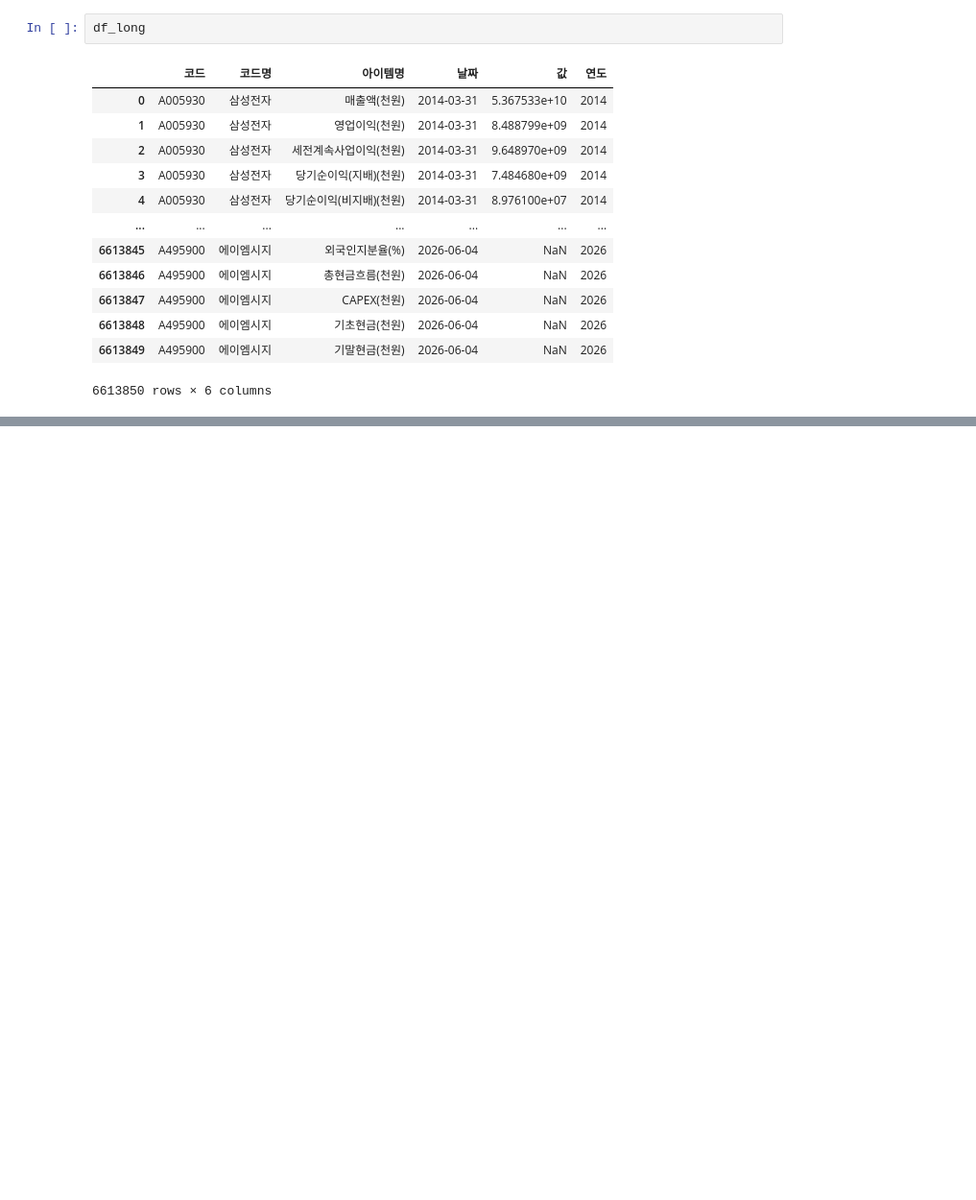
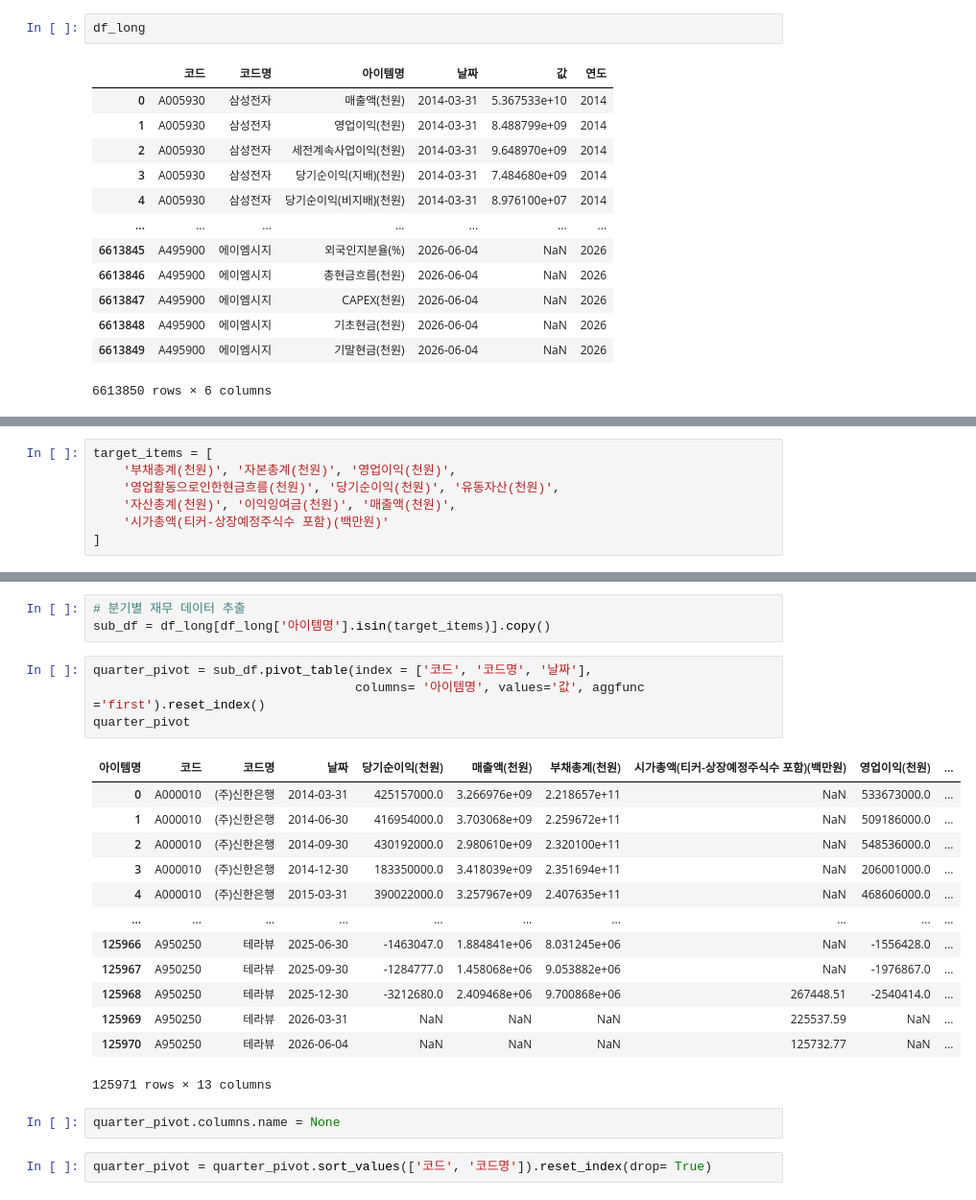
Before and after one commit to HBeen90/beginnercode, a Jupyter notebook: jupyter/practice.ipynb, the cells around one changed output, grey strips where cells are left out. Shown at 96% size. Saved outputs shown, nothing was run; the diff lists cells and outputs as text; blank space fills up the shorter version.

```diff
--- a/jupyter/practice.ipynb
+++ b/jupyter/practice.ipynb
@@ -71,0 +241,7 @@ df_long
+# %%
+target_items = [
+    '부채총계(천원)', '자본총계(천원)', '영업이익(천원)',
+    '영업활동으로인한현금흐름(천원)', '당기순이익(천원)', '유동자산(천원)',
+    '자산총계(천원)', '이익잉여금(천원)', '매출액(천원)',
+    '시가총액(티커-상장예정주식수 포함)(백만원)'
+]
@@ -71,0 +257,25 @@ df_long
+# %%
+# 분기별 재무 데이터 추출
+sub_df = df_long[df_long['아이템명'].isin(target_items)].copy()
+# %%
+quarter_pivot = sub_df.pivot_table(index = ['코드', '코드명', '날짜'],
+                                   columns= '아이템명', values='값', aggfunc ='first').reset_index()
+quarter_pivot
+# %% [output]
+| 아이템명 | 코드 | 코드명 | 날짜 | 당기순이익(천원) | 매출액(천원) | 부채총계(천원) | 시가총액(티커-상장예정주식수 포함)(백만원) | 영업이익(천원) | ... |
+| 0 | A000010 | (주)신한은행 | 2014-03-31 | 425157000.0 | 3.266976e+09 | 2.218657e+11 | NaN | 533673000.0 | ... |
+| 1 | A000010 | (주)신한은행 | 2014-06-30 | 416954000.0 | 3.703068e+09 | 2.259672e+11 | NaN | 509186000.0 | ... |
+| 2 | A000010 | (주)신한은행 | 2014-09-30 | 430192000.0 | 2.980610e+09 | 2.320100e+11 | NaN | 548536000.0 | ... |
+| 3 | A000010 | (주)신한은행 | 2014-12-30 | 183350000.0 | 3.418039e+09 | 2.351694e+11 | NaN | 206001000.0 | ... |
+| 4 | A000010 | (주)신한은행 | 2015-03-31 | 390022000.0 | 3.257967e+09 | 2.407635e+11 | NaN | 468606000.0 | ... |
+| ... | ... | ... | ... | ... | ... | ... | ... | ... | ... |
+| 125966 | A950250 | 테라뷰 | 2025-06-30 | -1463047.0 | 1.884841e+06 | 8.031245e+06 | NaN | -1556428.0 | ... |
+| 125967 | A950250 | 테라뷰 | 2025-09-30 | -1284777.0 | 1.458068e+06 | 9.053882e+06 | NaN | -1976867.0 | ... |
+| 125968 | A950250 | 테라뷰 | 2025-12-30 | -3212680.0 | 2.409468e+06 | 9.700868e+06 | 267448.51 | -2540414.0 | ... |
+| 125969 | A950250 | 테라뷰 | 2026-03-31 | NaN | NaN | NaN | 225537.59 | NaN | ... |
+| 125970 | A950250 | 테라뷰 | 2026-06-04 | NaN | NaN | NaN | 125732.77 | NaN | ... |
+125971 rows × 13 columns
+# %%
+quarter_pivot.columns.name = None
+# %%
+quarter_pivot = quarter_pivot.sort_values(['코드', '코드명']).reset_index(drop= True)
```
Also changed, not shown: parts of 28 cells of this notebook.
